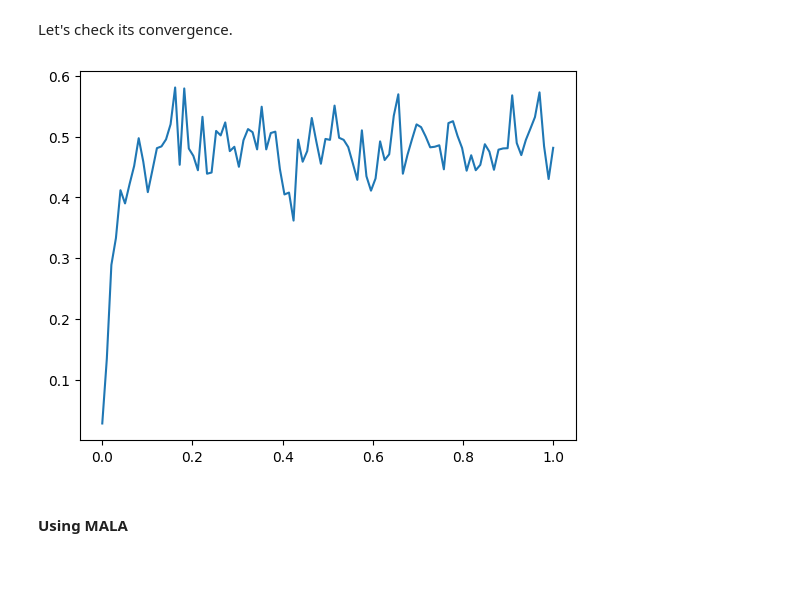
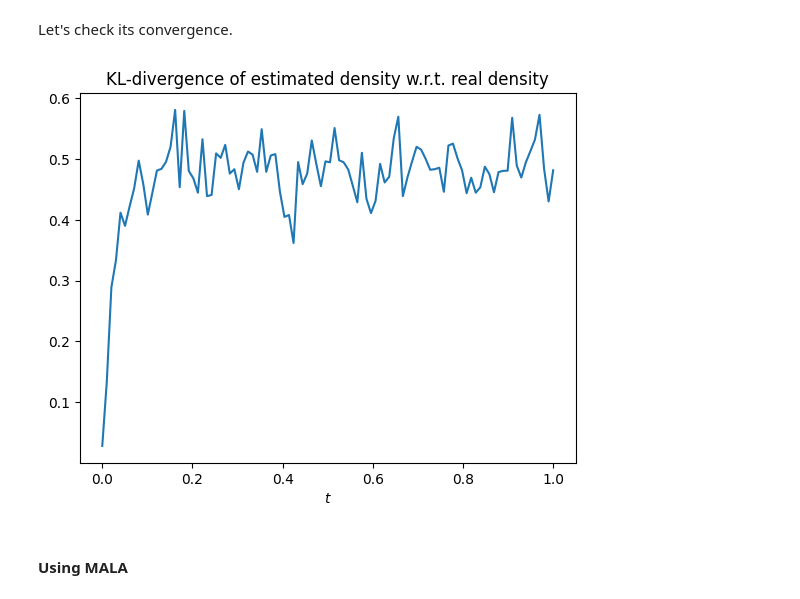
Before and after one commit to maguerrap/CEMRACS2023, a Jupyter notebook: 2-Langevin_tutorial.ipynb, the cells around one changed output. Cells and saved outputs as stored; diff of their text form; code cells hidden in the pictures; blank space fills up the shorter version.

```diff
--- a/2-Langevin_tutorial.ipynb
+++ b/2-Langevin_tutorial.ipynb
@@ -94,7 +94,7 @@ value_and_grad_f = jax.jit(jax.value_and_grad(f))
 # %%
 @partial(jax.jit, static_argnums=(2,3))
 def lmc_kernel(key:jax.Array, x: jax.Array,
-               grad_log: typing.Callable[[jax.Array], jax.Array],
+               grad_log: Callable[[jax.Array], jax.Array],
                dt: float) -> tuple[jax.Array, jax.Array]:
     """
     LMC kernel computation using Euler-Maruyama
@@ -113,7 +113,7 @@ def lmc_kernel(key:jax.Array, x: jax.Array,
 
 @partial(jax.jit, static_argnums=(1,2,3))
 def lmc_sampler(key:jax.Array,
-                grad_log: typing.Callable[[jax.Array], jax.Array],
+                grad_log: Callable[[jax.Array], jax.Array],
                 N: int, dt: float, x_0: jax.Array) -> jax.Array:
     """
     LMC sampler
@@ -233,11 +233,11 @@ plt.show()
 # %%
 
 @partial(jax.jit, static_argnums=(3,5))
-def mala_kernel(key: jax.Array, x: jax.Array, grad_log_current: typing.Callable[[jax.Array],jax.Array],
-                val_grad_log_post: typing.Callable[[jax.Array], tuple[jax.Array,jax.Array]],
-                log_post_current: typing.Callable[[jax.Array], jax.Array], dt: float) -> tuple[jax.Array,
-                                                                                              jax.Array,
-                                                                                              typing.Callable[[jax.Array],jax.Array]]:
+def mala_kernel(key: jax.Array, x: jax.Array, grad_log_current: Callable[[jax.Array],jax.Array],
+                val_grad_log_post: Callable[[jax.Array], tuple[jax.Array,jax.Array]],
+                log_post_current: Callable[[jax.Array], jax.Array], dt: float) -> tuple[jax.Array,
+                                                                                        jax.Array,
+                                                                                        Callable[[jax.Array],jax.Array]]:
     """"
     Kernel for the MALA step
 
@@ -271,7 +271,7 @@ def mala_kernel(key: jax.Array, x: jax.Array, grad_log_current: typing.Callable[
 
 
 @partial(jax.jit, static_argnums=(1,2,3))
-def mala_sampler(key: jax.Array, val_grad_log_post: typing.Callable[[jax.Array], tuple[jax.Array,jax.Array]],
+def mala_sampler(key: jax.Array, val_grad_log_post: Callable[[jax.Array], tuple[jax.Array,jax.Array]],
                  N: int, dt: float, x_0: jax.Array) -> tuple[jax.Array, jax.Array]:
     """
     MALA sampler
@@ -423,11 +423,13 @@ for n in range(0,N,10):
     estimated_dist = scipy.stats.gaussian_kde(X[:,n,:].T) # We estimate the distribution
     kl_div.append(scipy.stats.entropy(f1(np.transpose(xs)), estimated_dist(xs)))
 # %%
-Time = np.linspace(0,1.0,100)
-plt.plot(Time, kl_div)
+times = np.linspace(0,1.0,100)
+plt.plot(times, kl_div)
+plt.xlabel("$t$")
+plt.title("KL-divergence of estimated density w.r.t. real density")
 plt.show()
 # %% [output]
-[figure, old version]
+[figure, new version]
 # %% [markdown]
 #### Using MALA
 # %%
```
Also changed, not shown: parts of 2 cells of this notebook, 1 other file.
